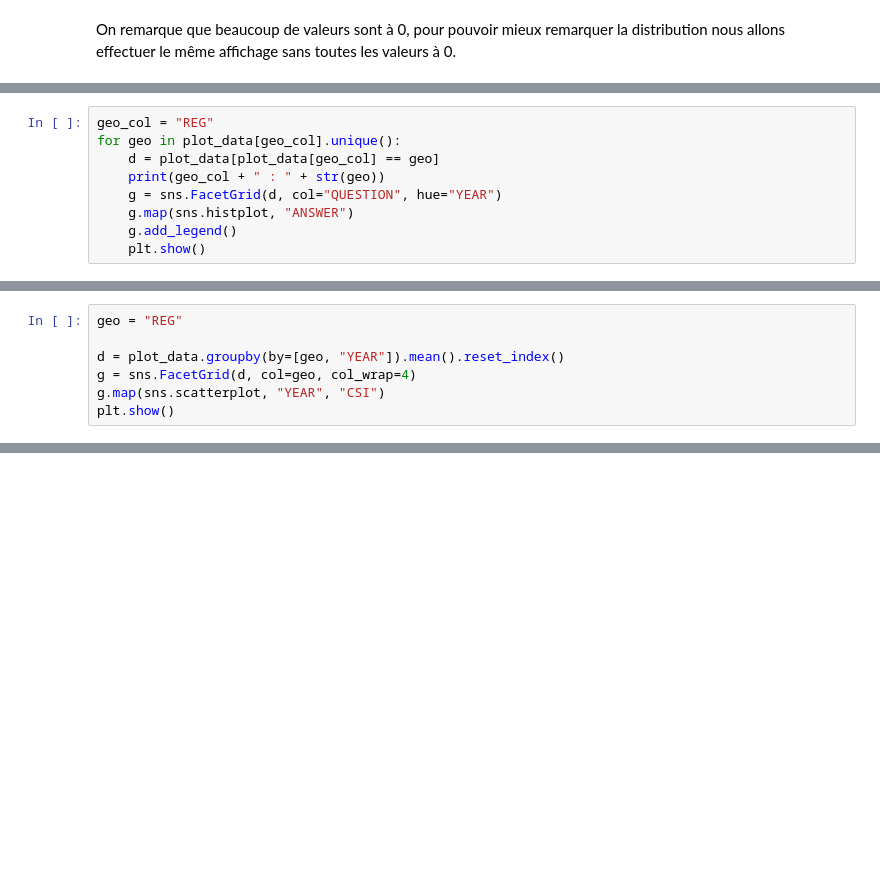
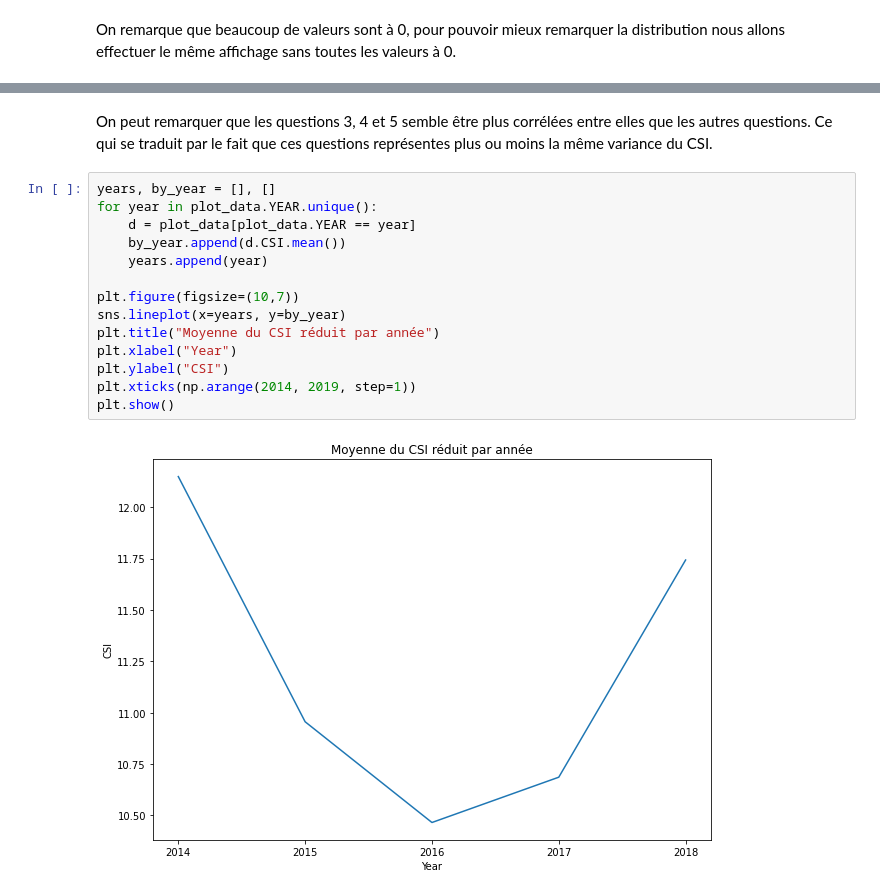
Before and after one commit to moulikatou/Ter_securite_Alimentaire_Miashs, a Jupyter notebook: notebooks/ter.ipynb, the cells around one changed output, grey strips where cells are left out. Saved outputs shown, nothing was run; the diff lists cells and outputs as text; blank space fills up the shorter version.

```diff
--- a/notebooks/ter.ipynb
+++ b/notebooks/ter.ipynb
@@ -324,9 +26,0 @@ plt.show()
-# %%
-geo_col = "REG"
-for geo in plot_data[geo_col].unique():
-    d = plot_data[plot_data[geo_col] == geo]
-    print(geo_col + " : " + str(geo))
-    g = sns.FacetGrid(d, col="QUESTION", hue="YEAR")
-    g.map(sns.histplot, "ANSWER")
-    g.add_legend()
-    plt.show()
@@ -363,7 +26,0 @@ plt.show()
-# %%
-geo = "REG"
-
-d = plot_data.groupby(by=[geo, "YEAR"]).mean().reset_index()
-g = sns.FacetGrid(d, col=geo, col_wrap=4)
-g.map(sns.scatterplot, "YEAR", "CSI")
-plt.show()
@@ -408,0 +106,18 @@ We'll see if there is any transformation needed in the data, we could also compl
+# %% [markdown]
+On peut remarquer que les questions 3, 4 et 5 semble être plus corrélées entre elles que les autres questions. Ce qui se traduit par le fait que ces questions représentes plus ou moins la même variance du CSI.
+# %%
+years, by_year = [], []
+for year in plot_data.YEAR.unique():
+    d = plot_data[plot_data.YEAR == year]
+    by_year.append(d.CSI.mean())
+    years.append(year)
+
+plt.figure(figsize=(10,7))
+sns.lineplot(x=years, y=by_year)
+plt.title("Moyenne du CSI réduit par année")
+plt.xlabel("Year")
+plt.ylabel("CSI")
+plt.xticks(np.arange(2014, 2019, step=1))
+plt.show()
+# %% [output]
+[figure, added]
```
Also changed, not shown: parts of 57 cells of this notebook.
